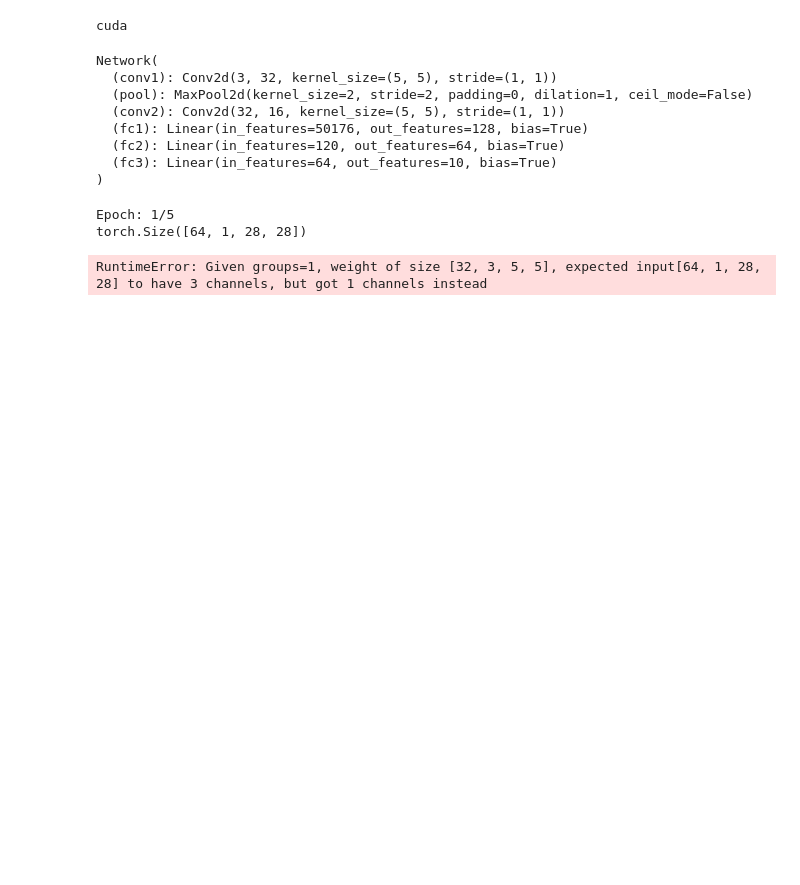
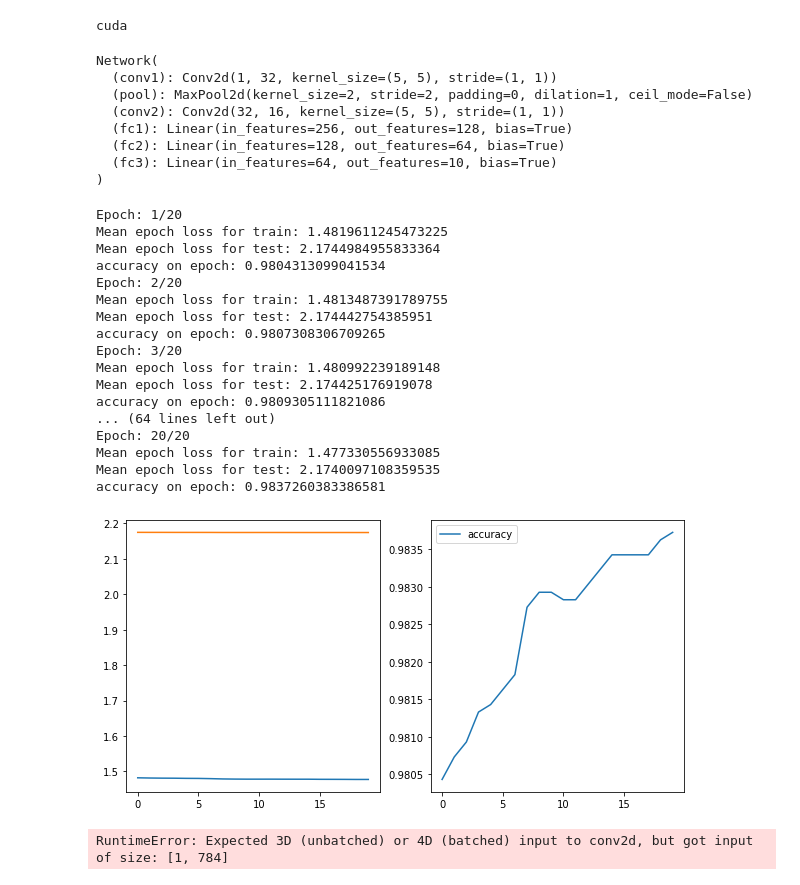
Before and after one commit to Abubakr1710/Deep-Learning, a Jupyter notebook: cnn_mnist.ipynb, the cells around one changed output. Cells and saved outputs as stored; diff of their text form; code cells hidden in the pictures; blank space fills up the shorter version.

```diff
--- a/cnn_mnist.ipynb
+++ b/cnn_mnist.ipynb
@@ -43,22 +50,23 @@ plt.imshow(images[1].numpy().squeeze(), cmap='Greys_r');
 class Network(nn.Module):
     def __init__(self):
         super(Network, self).__init__()
-        self.conv1=nn.Conv2d(3, 32, 5)
+        self.conv1=nn.Conv2d(1, 32, 5)
         self.pool=nn.MaxPool2d(2,2)
         self.conv2=nn.Conv2d(32, 16, 5)
-        self.fc1=nn.Linear(64*28*28, 128)
-        self.fc2=nn.Linear(120, 64)
+        self.fc1=nn.Linear(16*4*4, 128)
+        self.fc2=nn.Linear(128, 64)
         self.fc3=nn.Linear(64,10)
 
     def forward(self, x):
+        #print(x.shape)
         x=self.pool(F.relu(self.conv1(x)))
         x=self.pool(F.relu(self.conv2(x)))
-        print(x.shape)
+        #print(x.shape)
         x=x.view(x.shape[0], -1)
         x=F.relu(self.fc1(x))
         x=F.relu(self.fc2(x))
         x=self.fc3(x)
-        x=F.log_softmax(x, dim=1)
+        x=F.softmax(x, dim=1)
         return x
 
 model=Network()
@@ -69,17 +77,17 @@ model.to(device)
 # %% [output]
 cuda
 Network(
-  (conv1): Conv2d(3, 32, kernel_size=(5, 5), stride=(1, 1))
+  (conv1): Conv2d(1, 32, kernel_size=(5, 5), stride=(1, 1))
   (pool): MaxPool2d(kernel_size=2, stride=2, padding=0, dilation=1, ceil_mode=False)
   (conv2): Conv2d(32, 16, kernel_size=(5, 5), stride=(1, 1))
-  (fc1): Linear(in_features=50176, out_features=128, bias=True)
-  (fc2): Linear(in_features=120, out_features=64, bias=True)
+  (fc1): Linear(in_features=256, out_features=128, bias=True)
+  (fc2): Linear(in_features=128, out_features=64, bias=True)
   (fc3): Linear(in_features=64, out_features=10, bias=True)
 )
 # %%
 criterion=nn.CrossEntropyLoss()
 def torch_fit(trainloader, testloader, criterion, lr, num_epochs, model, device):
-    optimizer=optim.Adam(model.parameters(), lr)
+    optimizer=optim.SGD(model.parameters(), lr)
 
     train_losses=[]
     test_losses=[]
@@ -91,8 +99,6 @@ def torch_fit(trainloader, testloader, criterion, lr, num_epochs, model, device)
         for i, (images, labels) in enumerate(iter(trainloader)):
             images=images.to(device)
             labels=labels.to(device)
-            #images.resize_(images.size()[0], 784)
-            print(images.shape)
             optimizer.zero_grad()
             pred=model.forward(images)
             loss=criterion(pred, labels)
@@ -102,36 +108,72 @@ def torch_fit(trainloader, testloader, criterion, lr, num_epochs, model, device)
 
         model.eval()
         with torch.no_grad():
 
             test_epoch_list=[]
             acc_on_epoch=[]
             for j, (imagest, labelst) in enumerate(iter(testloader)):
                 imagest=imagest.to(device)
                 labelst=labelst.to(device)
-                #imagest.resize_(imagest.size()[0], 784)
                 preds=F.softmax(model(imagest), dim=1)
                 losst=criterion(preds, labelst)
                 test_epoch_list.append(losst.item())
 
                 acc_pred=preds.argmax(dim=1)
                 acc=(acc_pred == labelst).sum()/ len(labelst)
                 acc_on_epoch.append(acc.item())
 
         mean_acc=sum(acc_on_epoch)/len(acc_on_epoch)
         accuracy.append(mean_acc)
 
         test_loss_mean=sum(test_epoch_list)/len(test_epoch_list)
         test_losses.append(test_loss_mean)
 
         train_loss_mean=sum(train_epoch_loss)/len(train_epoch_loss)
         train_losses.append(train_loss_mean)
 
-        print(f'Mean epoch loss for train')
+        print(f'Mean epoch loss for train: {train_loss_mean}')
         print(f'Mean epoch loss for test: {test_loss_mean}')
         print(f'accuracy on epoch: {mean_acc}')
 
-ans=torch_fit(trainloader=trainloader, testloader=testloader,criterion=criterion, lr=0.001, num_epochs=5, model=model, device=device)
+
+    x_axis_acc=list(range(num_epochs))
+    plt.figure(figsize=(10,5))
+    plt.subplot(1,2,1)
+    plt.plot(train_losses, label='Train loss')
+    plt.plot(test_losses, label='Test loss')
+
+    plt.subplot(1,2,2)
+    plt.plot(x_axis_acc,accuracy, label='accuracy')
+    plt.legend()
+    plt.show()
+
+ans=torch_fit(trainloader=trainloader, testloader=testloader,criterion=criterion, lr=0.001, num_epochs=20, model=model, device=device)
 # %% [output]
-Epoch: 1/5
-torch.Size([64, 1, 28, 28])
+Epoch: 1/20
+Mean epoch loss for train: 1.4819611245473225
+Mean epoch loss for test: 2.1744984955833364
+accuracy on epoch: 0.9804313099041534
+Epoch: 2/20
+Mean epoch loss for train: 1.4813487391789755
+Mean epoch loss for test: 2.174442754385951
+accuracy on epoch: 0.9807308306709265
+Epoch: 3/20
+Mean epoch loss for train: 1.480992239189148
+Mean epoch loss for test: 2.174425176919078
+accuracy on epoch: 0.9809305111821086
+... (64 lines left out)
+Epoch: 20/20
+Mean epoch loss for train: 1.477330556933085
+Mean epoch loss for test: 2.1740097108359535
+accuracy on epoch: 0.9837260383386581
-RuntimeError: Given groups=1, weight of size [32, 3, 5, 5], expected input[64, 1, 28, 28] to have 3 channels, but got 1 channels instead
+[figure, added]
+# %%
+images, labels = next(iter(testloader))
+images=images.to(device)
+labels=labels.to(device)
+#images.resize_(images.shape[0], 1, 784)
+logits = model.forward(images[0,:])
+ps = F.softmax(logits, dim=1)
+view_classify(images[0].view(1, 28, 28), ps)
+# %% [output]
+RuntimeError: Expected 3D (unbatched) or 4D (batched) input to conv2d, but got input of size: [1, 784]
```
Also changed, not shown: parts of 4 cells of this notebook.
